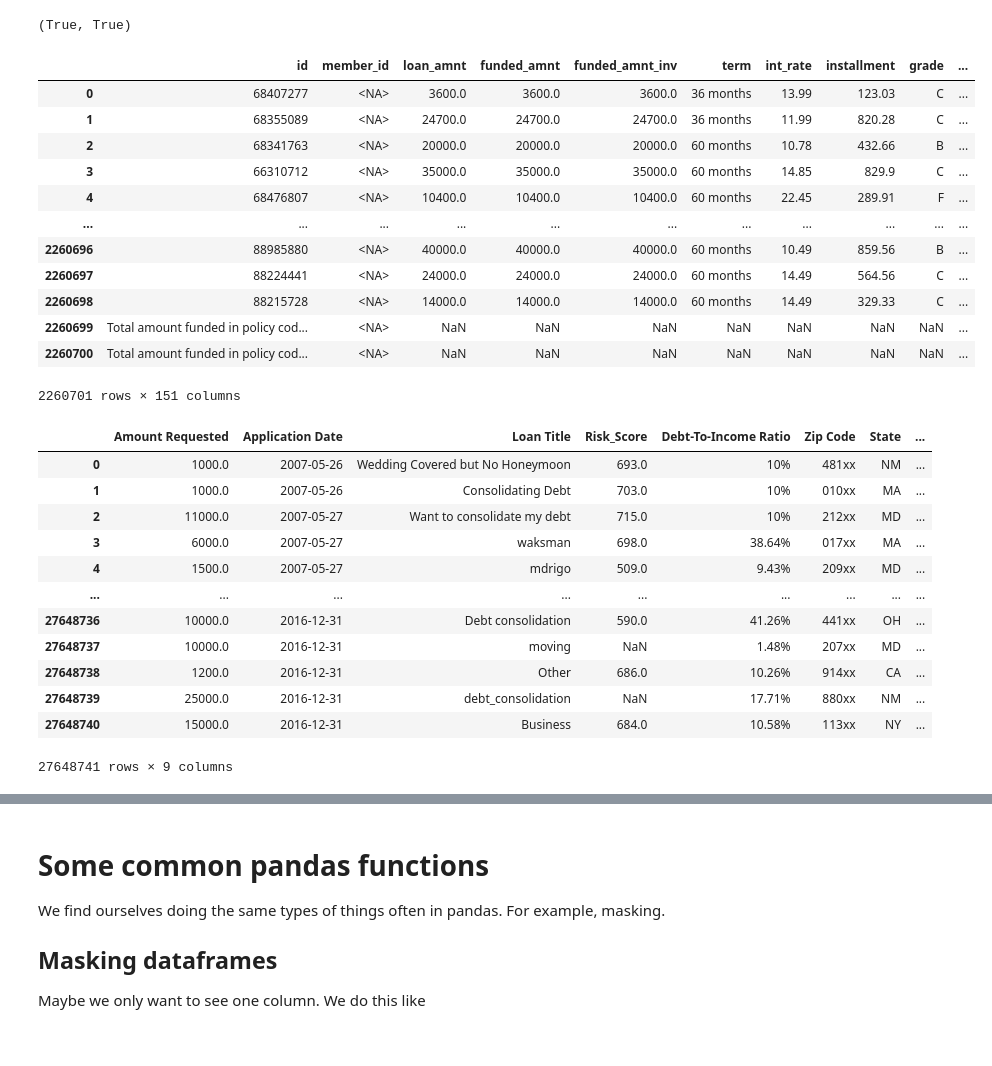
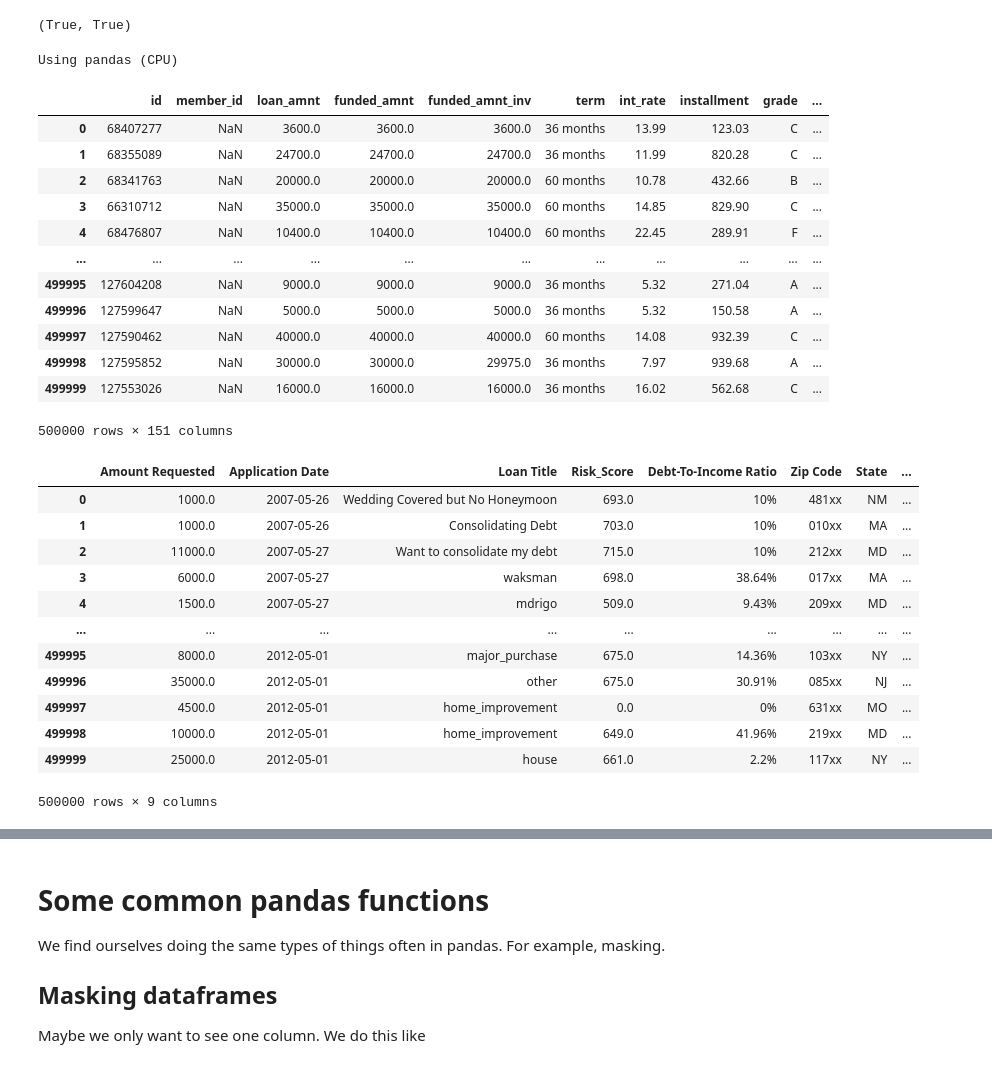
Before and after one commit to TechInTerh/VSWAM, a Jupyter notebook: eda-with-python.ipynb, the cells around one changed output, grey strips where cells are left out. Cells and saved outputs as stored; diff of their text form; code cells hidden in the pictures.

```diff
--- a/eda-with-python.ipynb
+++ b/eda-with-python.ipynb
@@ -40,38 +41,39 @@ accepted_fn.exists(), rejected_fn.exists()
 # %%
 try:
     import cudf as pd
     BACKEND = "cudf (GPU)"
 except Exception:  # ImportError, or CUDA/driver errors on GPU-less machines
     import pandas as pd
     BACKEND = "pandas (CPU)"
 
 print(f"Using {BACKEND}")
 
 
-acc_df = pd.read_csv(accepted_fn)
+acc_df = pd.read_csv(accepted_fn,nrows=500000)
 # Takes a while to read, because these files are large...give it a minute or so
 # acc_df = pd.read_csv(accepted_fn)
 
 # this is a dataset with rejected loans from lendingclub
 
 acc_df
 # %% [output]
+Using pandas (CPU)
 |  | id | member_id | loan_amnt | funded_amnt | funded_amnt_inv | term | int_rate | installment | grade | ... |
-| 0 | 68407277 | <NA> | 3600.0 | 3600.0 | 3600.0 | 36 months | 13.99 | 123.03 | C | ... |
-| 1 | 68355089 | <NA> | 24700.0 | 24700.0 | 24700.0 | 36 months | 11.99 | 820.28 | C | ... |
-| 2 | 68341763 | <NA> | 20000.0 | 20000.0 | 20000.0 | 60 months | 10.78 | 432.66 | B | ... |
-| 3 | 66310712 | <NA> | 35000.0 | 35000.0 | 35000.0 | 60 months | 14.85 | 829.9 | C | ... |
-| 4 | 68476807 | <NA> | 10400.0 | 10400.0 | 10400.0 | 60 months | 22.45 | 289.91 | F | ... |
+| 0 | 68407277 | NaN | 3600.0 | 3600.0 | 3600.0 | 36 months | 13.99 | 123.03 | C | ... |
+| 1 | 68355089 | NaN | 24700.0 | 24700.0 | 24700.0 | 36 months | 11.99 | 820.28 | C | ... |
+| 2 | 68341763 | NaN | 20000.0 | 20000.0 | 20000.0 | 60 months | 10.78 | 432.66 | B | ... |
+| 3 | 66310712 | NaN | 35000.0 | 35000.0 | 35000.0 | 60 months | 14.85 | 829.90 | C | ... |
+| 4 | 68476807 | NaN | 10400.0 | 10400.0 | 10400.0 | 60 months | 22.45 | 289.91 | F | ... |
 | ... | ... | ... | ... | ... | ... | ... | ... | ... | ... | ... |
-| 2260696 | 88985880 | <NA> | 40000.0 | 40000.0 | 40000.0 | 60 months | 10.49 | 859.56 | B | ... |
-| 2260697 | 88224441 | <NA> | 24000.0 | 24000.0 | 24000.0 | 60 months | 14.49 | 564.56 | C | ... |
-| 2260698 | 88215728 | <NA> | 14000.0 | 14000.0 | 14000.0 | 60 months | 14.49 | 329.33 | C | ... |
-| 2260699 | Total amount funded in policy cod... | <NA> | NaN | NaN | NaN | NaN | NaN | NaN | NaN | ... |
-| 2260700 | Total amount funded in policy cod... | <NA> | NaN | NaN | NaN | NaN | NaN | NaN | NaN | ... |
+| 499995 | 127604208 | NaN | 9000.0 | 9000.0 | 9000.0 | 36 months | 5.32 | 271.04 | A | ... |
+| 499996 | 127599647 | NaN | 5000.0 | 5000.0 | 5000.0 | 36 months | 5.32 | 150.58 | A | ... |
+| 499997 | 127590462 | NaN | 40000.0 | 40000.0 | 40000.0 | 60 months | 14.08 | 932.39 | C | ... |
+| 499998 | 127595852 | NaN | 30000.0 | 30000.0 | 29975.0 | 36 months | 7.97 | 939.68 | A | ... |
+| 499999 | 127553026 | NaN | 16000.0 | 16000.0 | 16000.0 | 36 months | 16.02 | 562.68 | C | ... |
-2260701 rows × 151 columns
+500000 rows × 151 columns
 # %%
 
-rej_df = pd.read_csv(rejected_fn)
+rej_df = pd.read_csv(rejected_fn,nrows=500000)
 rej_df
 # %% [output]
 |  | Amount Requested | Application Date | Loan Title | Risk_Score | Debt-To-Income Ratio | Zip Code | State | ... |
@@ -81,12 +83,12 @@ rej_df
 | 3 | 6000.0 | 2007-05-27 | waksman | 698.0 | 38.64% | 017xx | MA | ... |
 | 4 | 1500.0 | 2007-05-27 | mdrigo | 509.0 | 9.43% | 209xx | MD | ... |
 | ... | ... | ... | ... | ... | ... | ... | ... | ... |
-| 27648736 | 10000.0 | 2016-12-31 | Debt consolidation | 590.0 | 41.26% | 441xx | OH | ... |
-| 27648737 | 10000.0 | 2016-12-31 | moving | NaN | 1.48% | 207xx | MD | ... |
-| 27648738 | 1200.0 | 2016-12-31 | Other | 686.0 | 10.26% | 914xx | CA | ... |
-| 27648739 | 25000.0 | 2016-12-31 | debt_consolidation | NaN | 17.71% | 880xx | NM | ... |
-| 27648740 | 15000.0 | 2016-12-31 | Business | 684.0 | 10.58% | 113xx | NY | ... |
+| 499995 | 8000.0 | 2012-05-01 | major_purchase | 675.0 | 14.36% | 103xx | NY | ... |
+| 499996 | 35000.0 | 2012-05-01 | other | 675.0 | 30.91% | 085xx | NJ | ... |
+| 499997 | 4500.0 | 2012-05-01 | home_improvement | 0.0 | 0% | 631xx | MO | ... |
+| 499998 | 10000.0 | 2012-05-01 | home_improvement | 649.0 | 41.96% | 219xx | MD | ... |
+| 499999 | 25000.0 | 2012-05-01 | house | 661.0 | 2.2% | 117xx | NY | ... |
-27648741 rows × 9 columns
+500000 rows × 9 columns
 # %%
 REJECTED_CONVERT_COLUMNS = {
     "Amount Requested": "loan_amnt",        # requested amount
```
Also changed, not shown: parts of 28 cells of this notebook.
